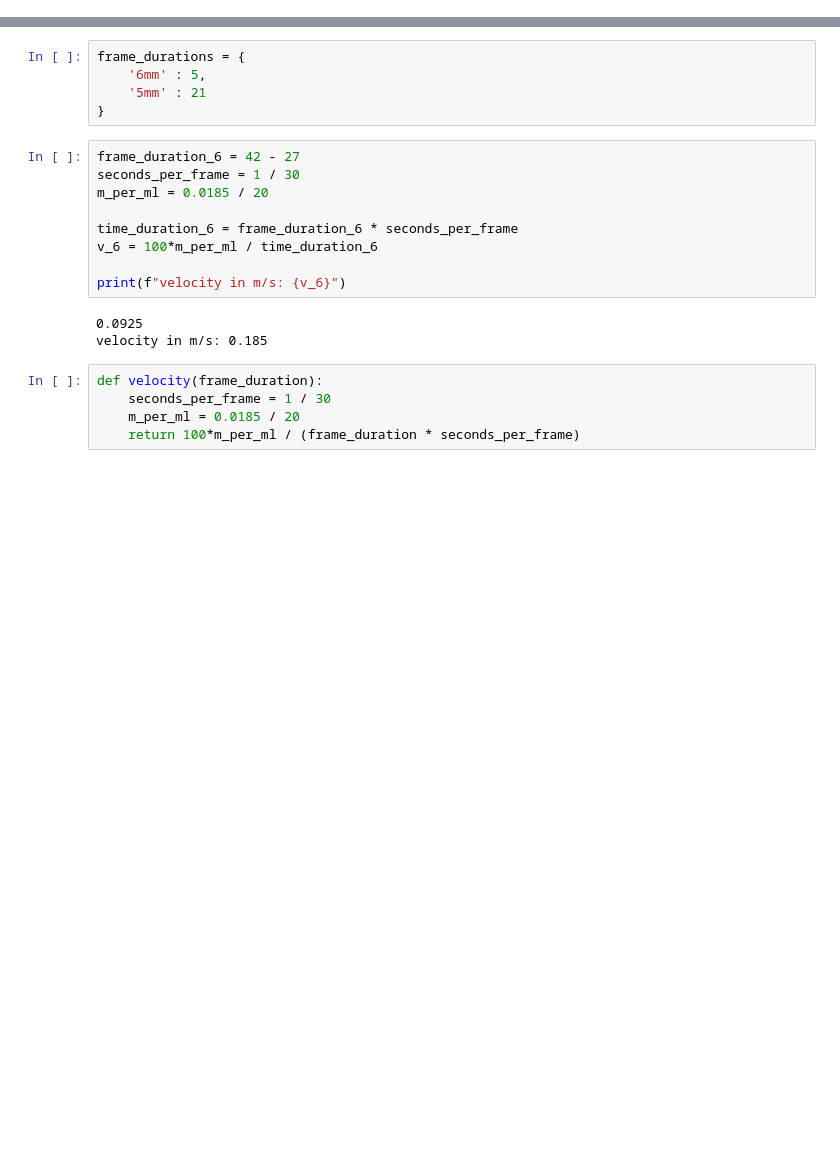
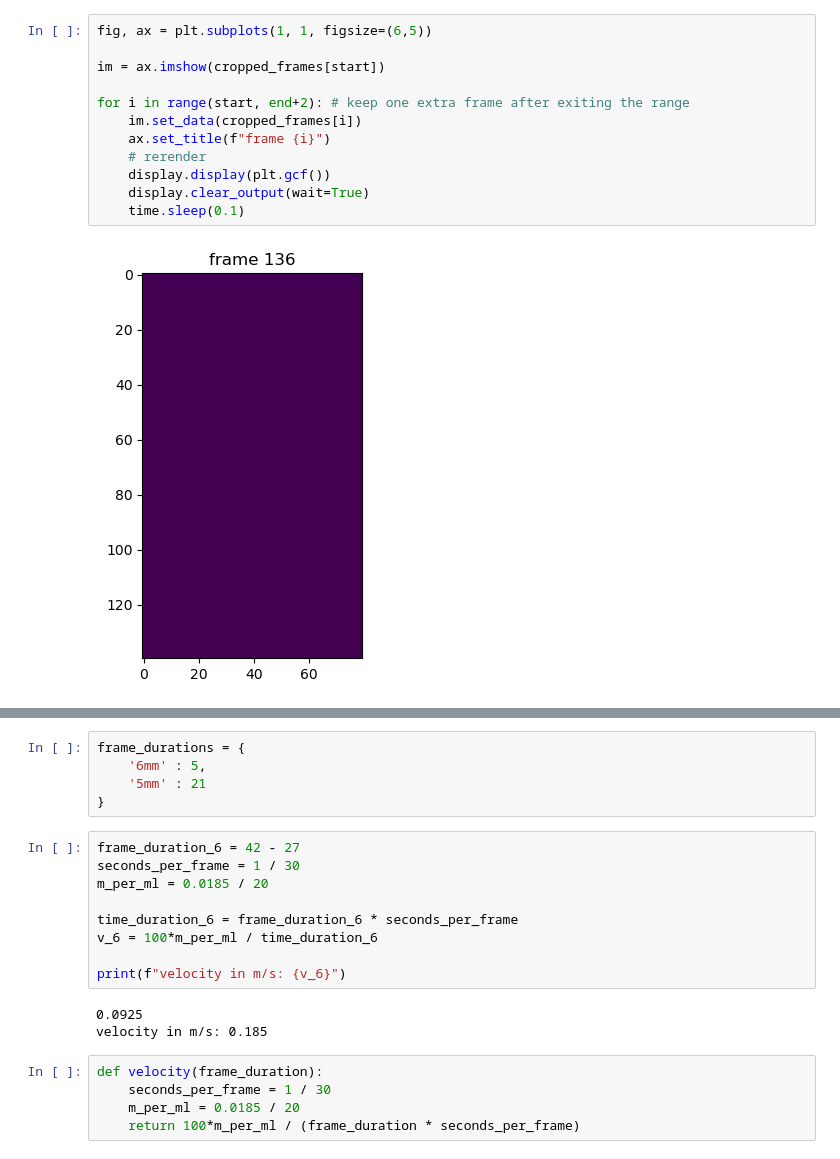
Before and after one commit to theoradicella/glycerol-lab, a Jupyter notebook: notebooks/glycerin.ipynb, the cells around one changed output, grey strips where cells are left out. Drawn from its saved outputs; the diff is of its cells as text; blank space fills up the shorter version.

```diff
--- a/notebooks/glycerin.ipynb
+++ b/notebooks/glycerin.ipynb
@@ -38,0 +109,14 @@ KeyboardInterrupt:
+# %%
+fig, ax = plt.subplots(1, 1, figsize=(6,5))
+
+im = ax.imshow(cropped_frames[start])
+
+for i in range(start, end+2): # keep one extra frame after exiting the range
+    im.set_data(cropped_frames[i])
+    ax.set_title(f"frame {i}")
+    # rerender
+    display.display(plt.gcf())
+    display.clear_output(wait=True)
+    time.sleep(0.1)
+# %% [output]
+[figure, added]
```
Also changed, not shown: parts of 15 cells of this notebook, 1 other file.
